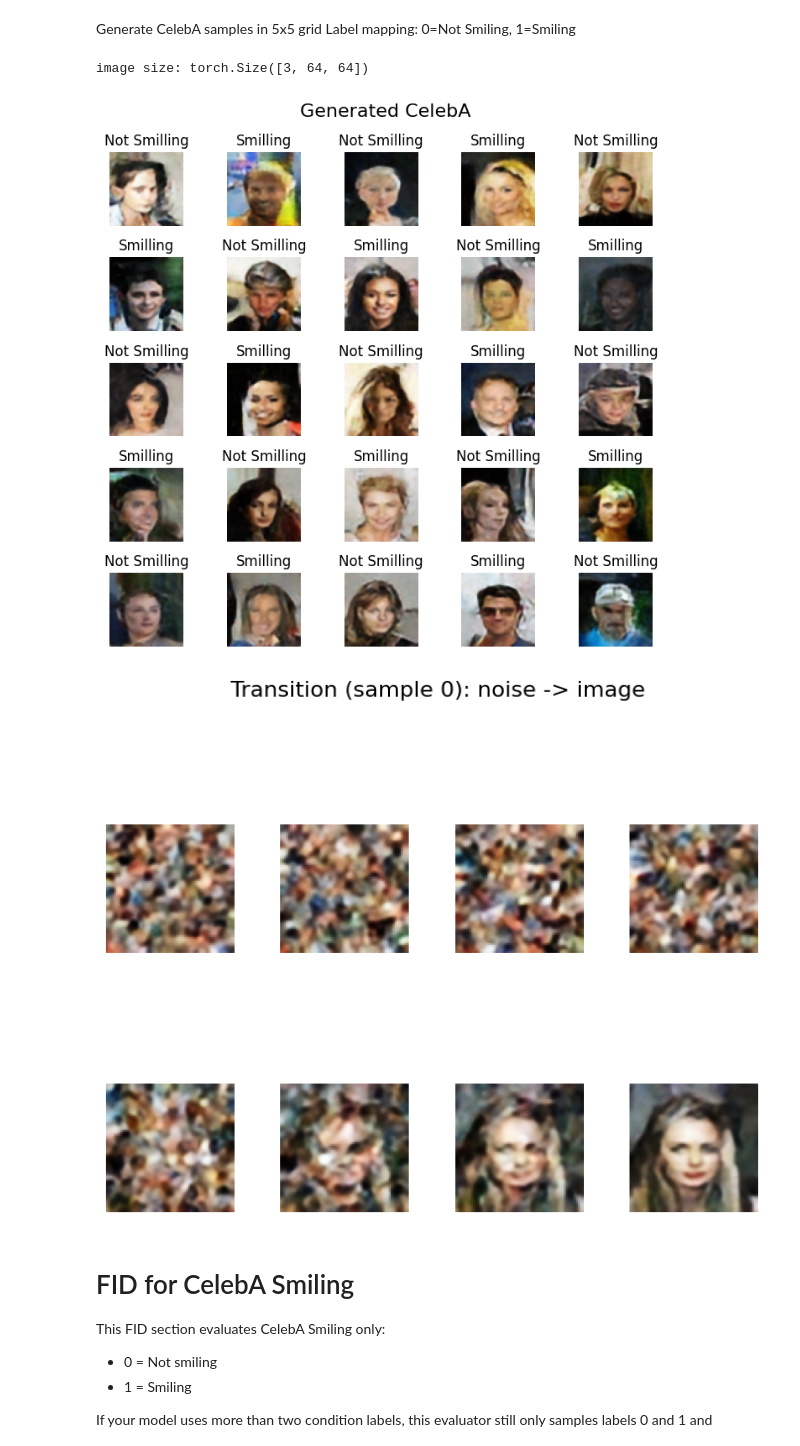
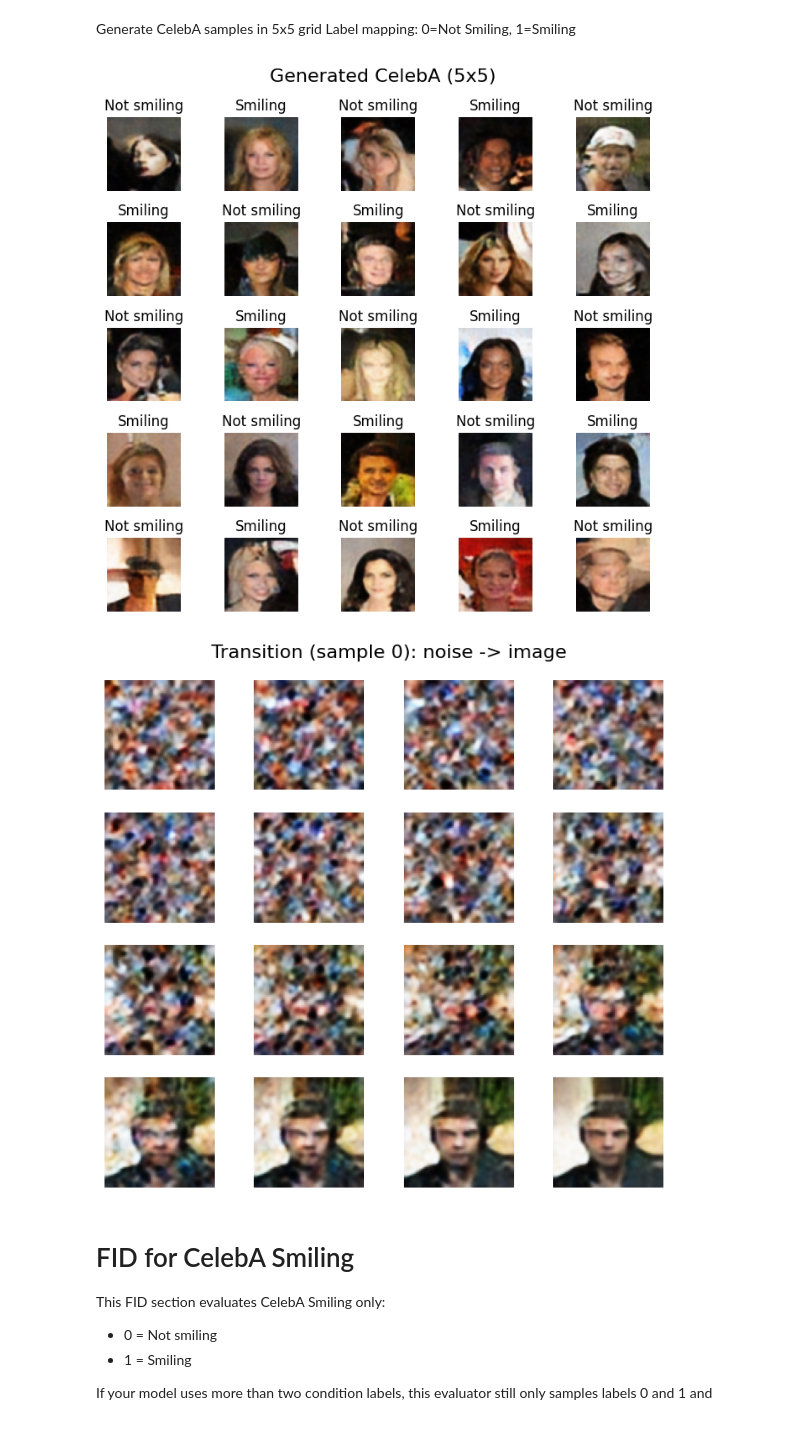
Before and after one commit to jasonkao402/NYCU_2026_spring, a Jupyter notebook: IMVFX/hw2_2/main.ipynb, the cells around one changed output. Saved outputs shown, nothing was run; the diff lists cells and outputs as text; code cells hidden in the pictures.

```diff
--- a/IMVFX/hw2_2/main.ipynb
+++ b/IMVFX/hw2_2/main.ipynb
@@ -919,0 +1008,14 @@ CelebA loss curves
+# %%
+celeba_core = DiffusionCore(
+    n_steps=T,
+    start_beta=beta_start,
+    end_beta=beta_end,
+    image_shape=(3, celeba_img_size, celeba_img_size),
+    latent_channels=latent_channels,
+    unet_base_ch=unet_base_ch,
+    num_classes=celeba_num_classes,
+).to(device)
+celeba_core.vae.load_state_dict(torch.load(celeba_vae_store_path, map_location=device))
+celeba_core.unet.load_state_dict(torch.load(celeba_unet_store_path, map_location=device))
+celeba_core.load_state_dict(torch.load(celeba_core_store_path, map_location=device))
+celeba_core.eval()
@@ -926,13 +1046,22 @@ Label mapping: 0=Not Smiling, 1=Smiling
 ######################################################################################
 # TODO: Store your generate images in 5*5 grid for the CelebA dataset
 ######################################################################################
+lookup = {0: "Not smiling", 1: "Smiling"}
+with torch.no_grad():
+    y = torch.arange(25, device=device) % celeba_num_classes
+    gen_images = celeba_core.sample(batch_size=25, y=y).cpu()
+show_images(gen_images, labels=[lookup[int(x)] for x in y.cpu()], title="Generated CelebA (5x5)")
 # %% [output]
-image size: torch.Size([3, 64, 64])
-[figure, old version]
+[figure, new version]
 # %%
 # The transition of CelebA. With VAE, the transition is not from pure noises.
+with torch.no_grad():
+    y16 = torch.arange(16, device=device) % celeba_num_classes
+    hist = sample_with_history(celeba_core, batch_size=16, y=y16, n_frames=16)
+transition_strip = torch.stack([frame[0] for frame in hist], dim=0)
+show_images(transition_strip, title="Transition (sample 0): noise -> image")
 # %% [output]
-[figure, old version]
+[figure, new version]
 # %% [markdown]
 # FID for CelebA Smiling
 
```
Also changed, not shown: parts of 13 cells of this notebook, 3 other files.
